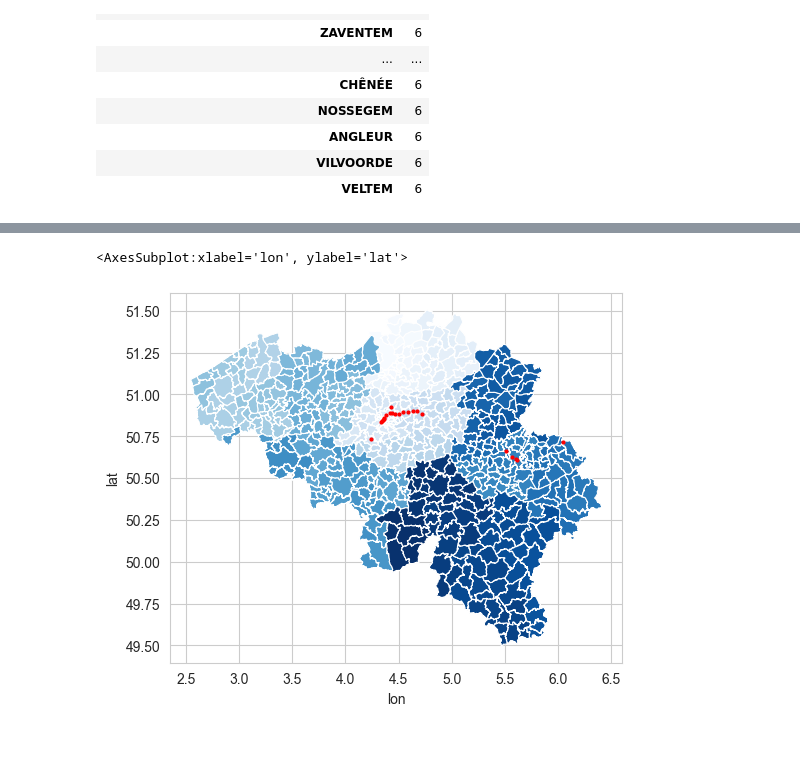
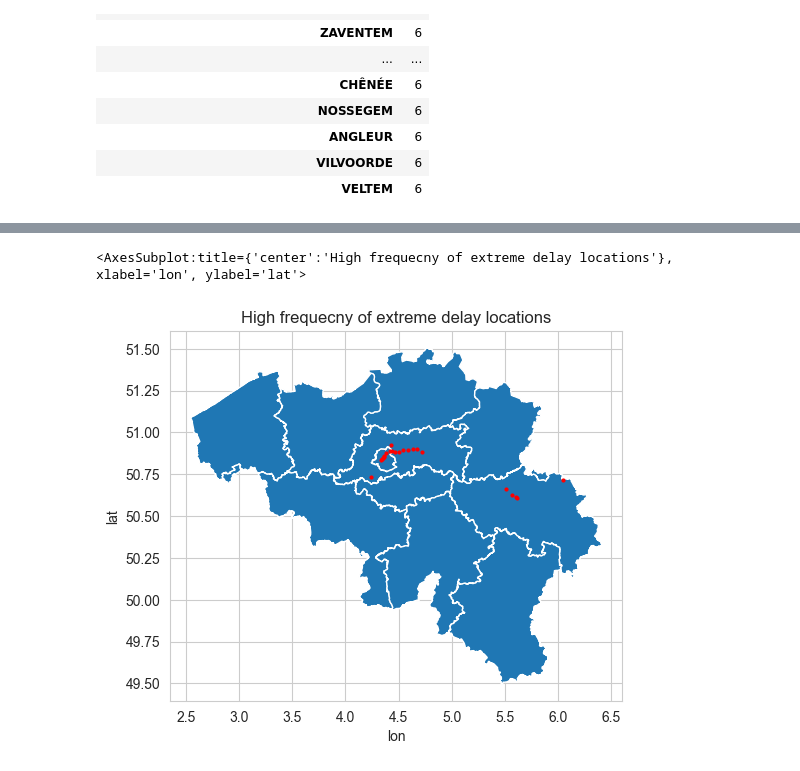
Before and after one commit to Seoyangsam/ACRM, a Jupyter notebook: src/Q18.ipynb, the cells around one changed output, grey strips where cells are left out. Drawn from its saved outputs; the diff is of its cells as text; code cells hidden in the pictures; blank space fills up the shorter version.

```diff
--- a/src/Q18.ipynb
+++ b/src/Q18.ipynb
@@ -224,17 +226,19 @@ location_extreme_delay
 | 20 | 6 | 008811189 | VILVOORDE | be | 4.432823 | 50.924583 | 302.738806 | 240.0 |
 | 21 | 6 | 008811270 | VELTEM | be | 4.633516 | 50.900519 | 329.365672 | 300.0 |
 # %%
-map_df2 = gpd.read_file('../Data/BELGIUM_-_Municipalities.shp')
-map_df2.head()
+# map_df2 = gpd.read_file('../Data/Unprocessed/BELGIUM_-_Provinces/BELGIUM_-_Provinces.shp')
+# map_df2.head()
 data1 = {'Name':  location_extreme_delay['name'],
         'lat': location_extreme_delay['latitude'],
         'lon': location_extreme_delay['longitude']}
 data_df = pd.DataFrame(data1, columns = ['Name', 'lat', 'lon'])
 #data_df.plot('lon', 'lat', 'scatter',  color='red')
 ax = data_df.plot('lon', 'lat', 'scatter',  color='red', zorder=2, s=4)
-map_df2.plot(cmap='Blues', linewidth=0.8, ax = ax, zorder = 1, figsize = (20,20))
+ax.set_title("High frequecny of extreme delay locations")
+data.provinces.plot(ax = ax)
+# map_df2.plot(cmap='Blues', linewidth=0.8, ax = ax, zorder = 1, figsize = (20,20))
 #map_df.plot()
 #extreme delay happens very often in the region of brussels and liege
 # %% [output]
-<AxesSubplot:xlabel='lon', ylabel='lat'>
+<AxesSubplot:title={'center':'High frequecny of extreme delay locations'}, xlabel='lon', ylabel='lat'>
-[figure, old version]
+[figure, new version]
```
Also changed, not shown: parts of 3 cells of this notebook, 1 other file.
